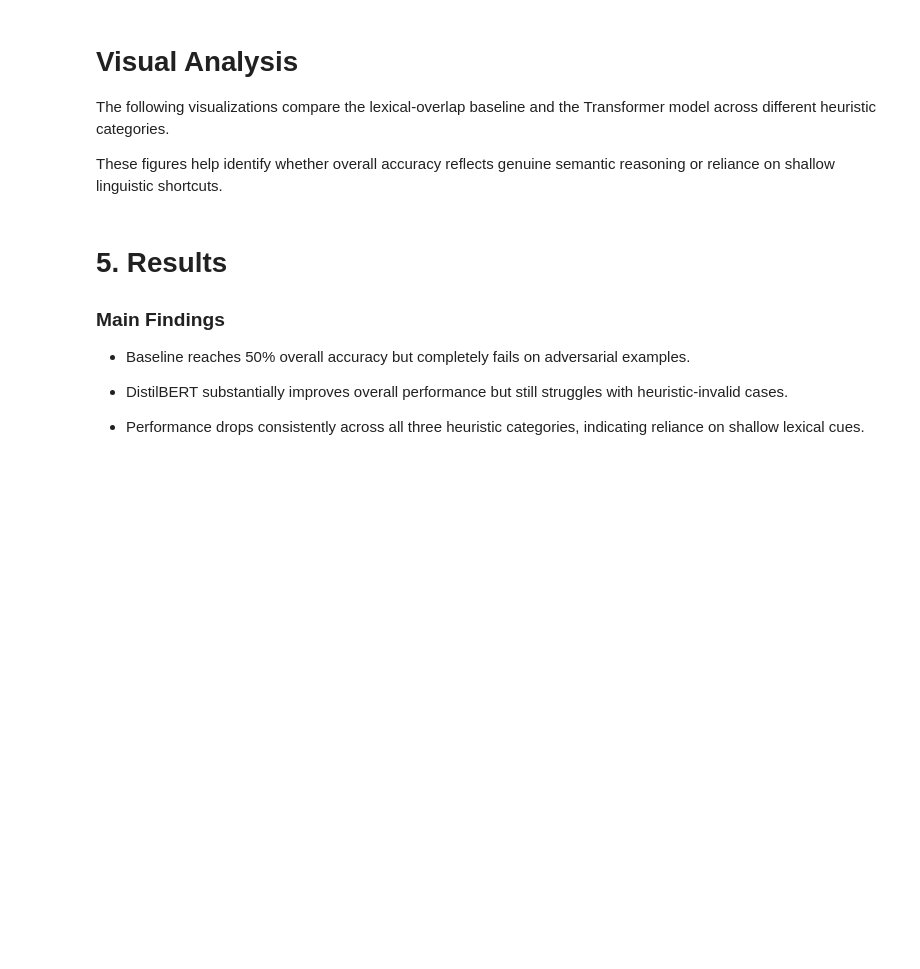
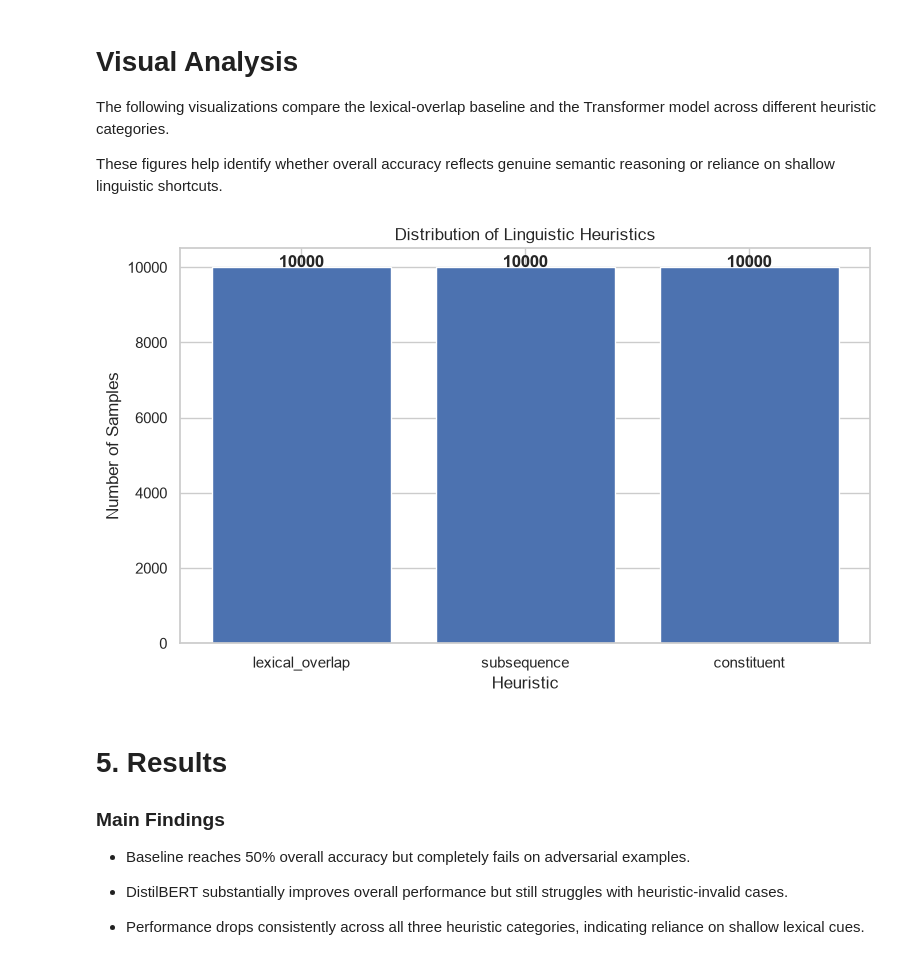
Before and after one commit to Weegoos/nli-heuristic-bias-diagnosis, a Jupyter notebook: hans-nli-bias-analysis.ipynb, the cells around one changed output. Saved outputs shown, nothing was run; the diff lists cells and outputs as text; code cells hidden in the pictures; blank space fills up the shorter version.

```diff
--- a/hans-nli-bias-analysis.ipynb
+++ b/hans-nli-bias-analysis.ipynb
@@ -322,6 +352,33 @@ print("✅ Transformer inference successfully completed!")
 The following visualizations compare the lexical-overlap baseline and the Transformer model across different heuristic categories.
 
 These figures help identify whether overall accuracy reflects genuine semantic reasoning or reliance on shallow linguistic shortcuts.
+# %%
+heuristic_counts = df_eval["heuristic"].value_counts()
+
+fig, ax = plt.subplots(figsize=(8,5))
+
+bars = ax.bar(
+    heuristic_counts.index,
+    heuristic_counts.values,
+)
+
+ax.set_title("Distribution of Linguistic Heuristics")
+ax.set_xlabel("Heuristic")
+ax.set_ylabel("Number of Samples")
+
+for bar in bars:
+    ax.text(
+        bar.get_x()+bar.get_width()/2,
+        bar.get_height()+5,
+        int(bar.get_height()),
+        ha="center",
+        fontweight="bold"
+    )
+
+plt.tight_layout()
+plt.show()
+# %% [output]
+[figure, added]
 # %% [markdown]
 # 5. Results
 
```
Also changed, not shown: parts of 8 cells of this notebook.
